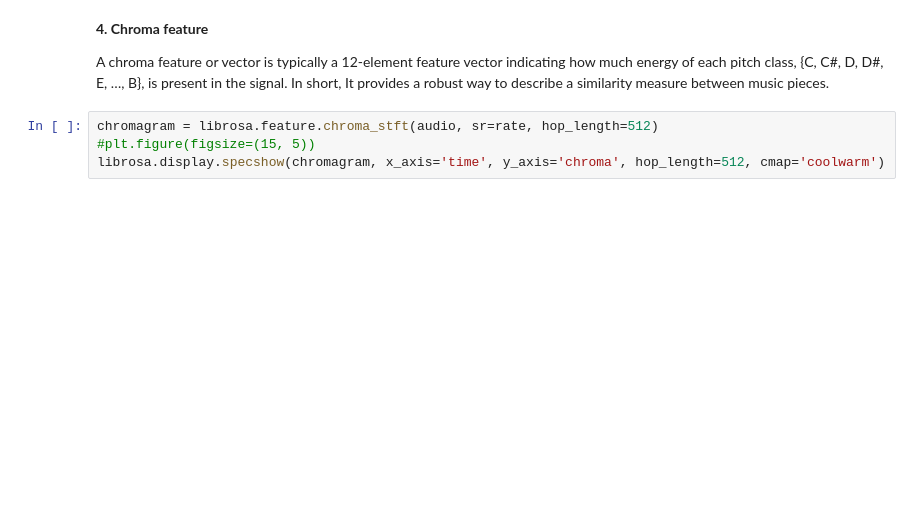
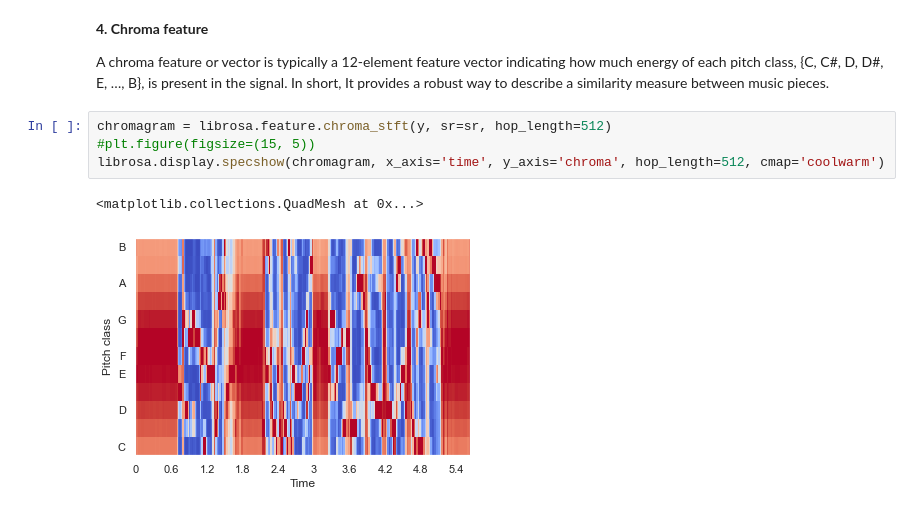
Before and after one commit to Speech-to-text-tenac/STT, a Jupyter notebook: notebooks/preprocessing_task1.ipynb, the cells around one changed output. Saved outputs shown, nothing was run; the diff lists cells and outputs as text; blank space fills up the shorter version.

```diff
--- a/notebooks/preprocessing_task1.ipynb
+++ b/notebooks/preprocessing_task1.ipynb
@@ -356,6 +355,9 @@ plt.legend(('p = 2', 'p = 3', 'p = 4'))
 
 A chroma feature or vector is typically a 12-element feature vector indicating how much energy of each pitch class, {C, C#, D, D#, E, …, B}, is present in the signal. In short, It provides a robust way to describe a similarity measure between music pieces.
 # %%
-chromagram = librosa.feature.chroma_stft(audio, sr=rate, hop_length=512)
+chromagram = librosa.feature.chroma_stft(y, sr=sr, hop_length=512)
 #plt.figure(figsize=(15, 5))
 librosa.display.specshow(chromagram, x_axis='time', y_axis='chroma', hop_length=512, cmap='coolwarm')
+# %% [output]
+<matplotlib.collections.QuadMesh at 0x...>
+[figure, added]
```
Also changed, not shown: parts of 6 cells of this notebook, 1 other file.
